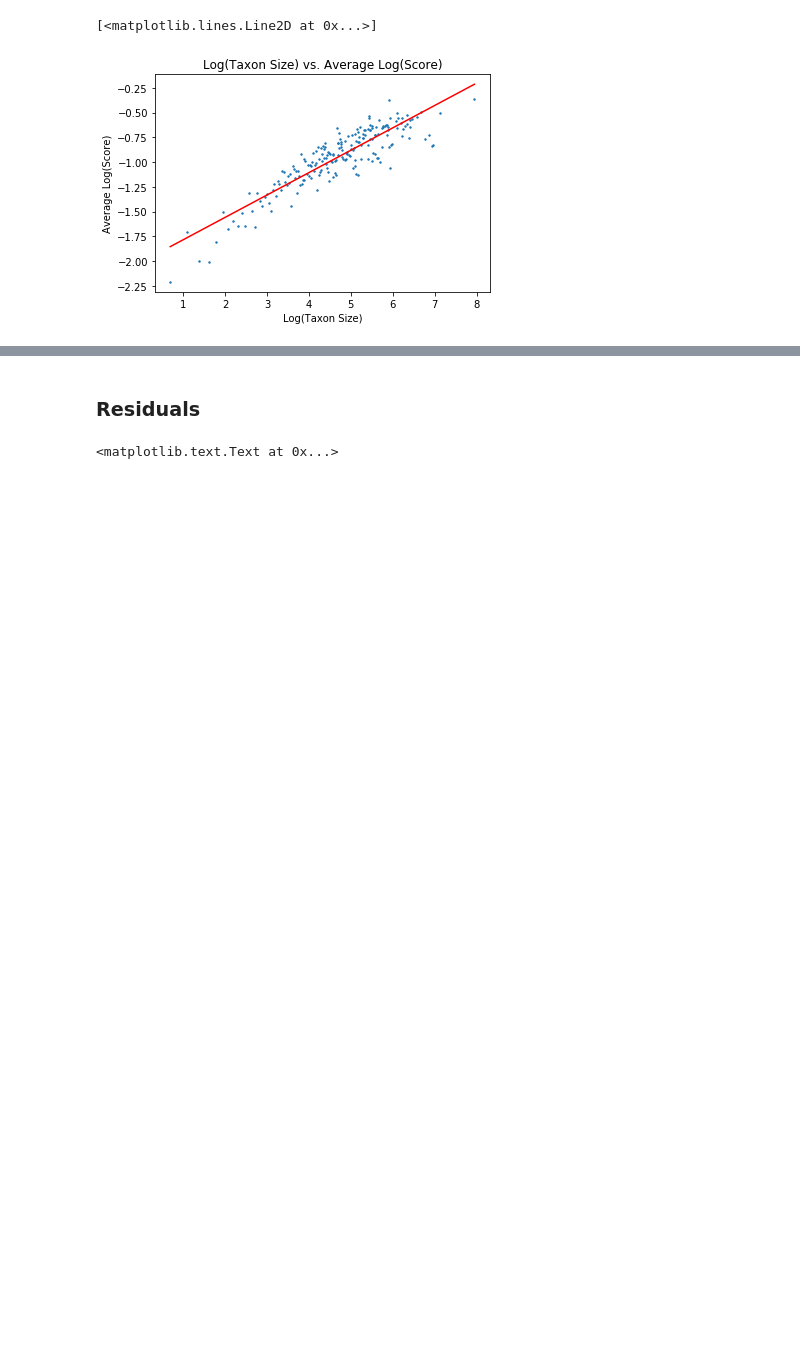
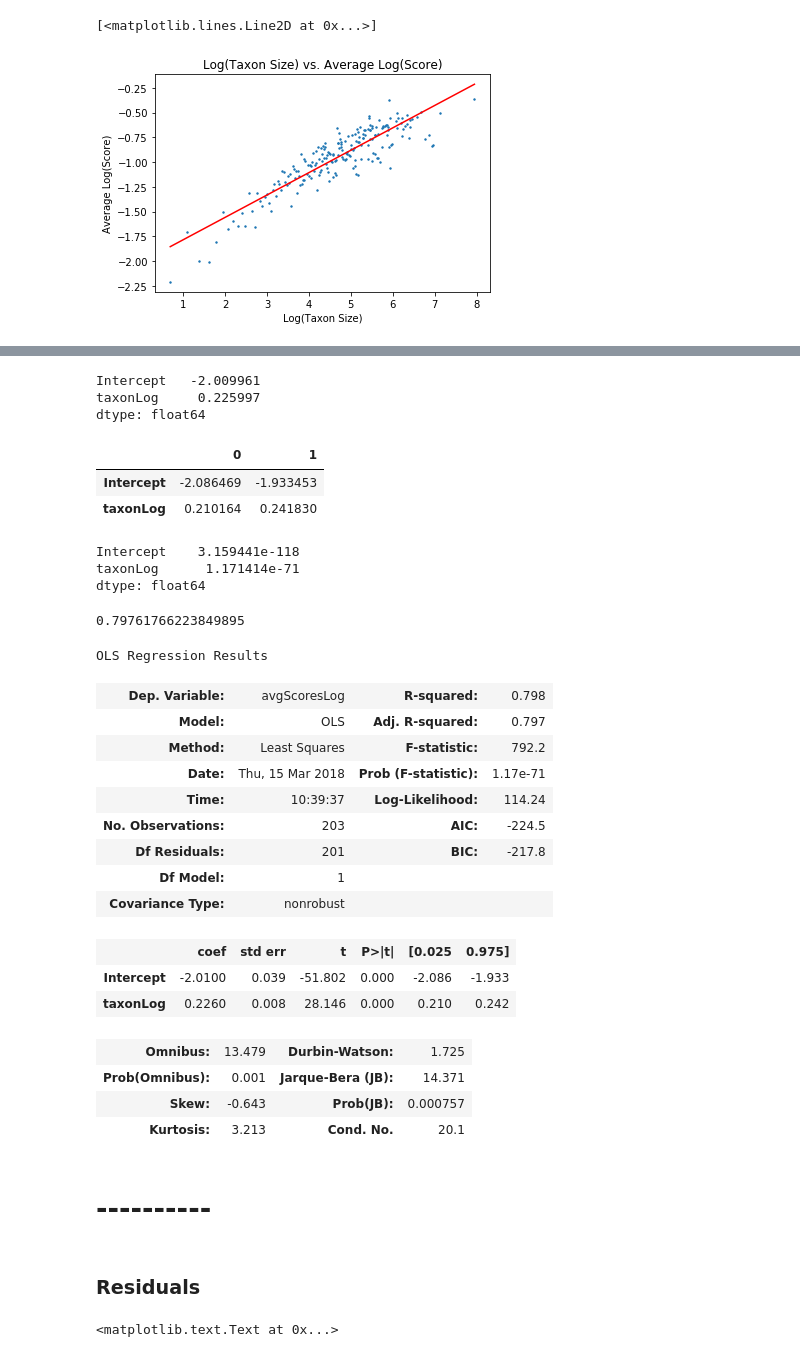
Before and after one commit to odumitr/Gene-and-Taxa-Analysis, a Jupyter notebook: src/linear_regression.ipynb, the cells around one changed output, grey strips where cells are left out. Saved outputs shown, nothing was run; the diff lists cells and outputs as text; code cells hidden in the pictures; blank space fills up the shorter version.

Commit message:
add regression summaries for Log(taxonSize) and Log(geneSize) vs. Average Log(Score)

```diff
--- a/src/linear_regression.ipynb
+++ b/src/linear_regression.ipynb
@@ -284,3 +287,52 @@ plt.plot(minMaxTaxonLog, predsTaxonLog, c='red', linewidth=1.5)
+# %%
+# print the coefficients
+resultsTaxonLog.params
+# %% [output]
+Intercept   -2.009961
+taxonLog     0.225997
+dtype: float64
+# %%
+# print the confidence intervals for the model coefficients
+resultsTaxonLog.conf_int()
+# %% [output]
+|  | 0 | 1 |
+| Intercept | -2.086469 | -1.933453 |
+| taxonLog | 0.210164 | 0.241830 |
+# %%
+# print the p-values for the model coefficients
+resultsTaxonLog.pvalues
+# %% [output]
+Intercept    3.159441e-118
+taxonLog      1.171414e-71
+dtype: float64
+# %%
+# print the r-squared value for the model
+resultsTaxonLog.rsquared
+# %% [output]
+0.79761766223849895
+# %%
+# print the full regression summary
+resultsTaxonLog.summary()
+# %% [output]
+OLS Regression Results
+| Dep. Variable: | avgScoresLog | R-squared: | 0.798 |
+| Model: | OLS | Adj. R-squared: | 0.797 |
+| Method: | Least Squares | F-statistic: | 792.2 |
+| Date: | Thu, 15 Mar 2018 | Prob (F-statistic): | 1.17e-71 |
+| Time: | 10:39:37 | Log-Likelihood: | 114.24 |
+| No. Observations: | 203 | AIC: | -224.5 |
+| Df Residuals: | 201 | BIC: | -217.8 |
+| Df Model: | 1 |  |  |
+| Covariance Type: | nonrobust |  |  |
+|  | coef | std err | t | P>|t| | [0.025 | 0.975] |
+| Intercept | -2.0100 | 0.039 | -51.802 | 0.000 | -2.086 | -1.933 |
+| taxonLog | 0.2260 | 0.008 | 28.146 | 0.000 | 0.210 | 0.242 |
+| Omnibus: | 13.479 | Durbin-Watson: | 1.725 |
+| Prob(Omnibus): | 0.001 | Jarque-Bera (JB): | 14.371 |
+| Skew: | -0.643 | Prob(JB): | 0.000757 |
+| Kurtosis: | 3.213 | Cond. No. | 20.1 |
+# %% [markdown]
+# ----------
 # %% [markdown]
 ### Residuals
 # %%
```
Also changed, not shown: parts of 10 cells of this notebook.
